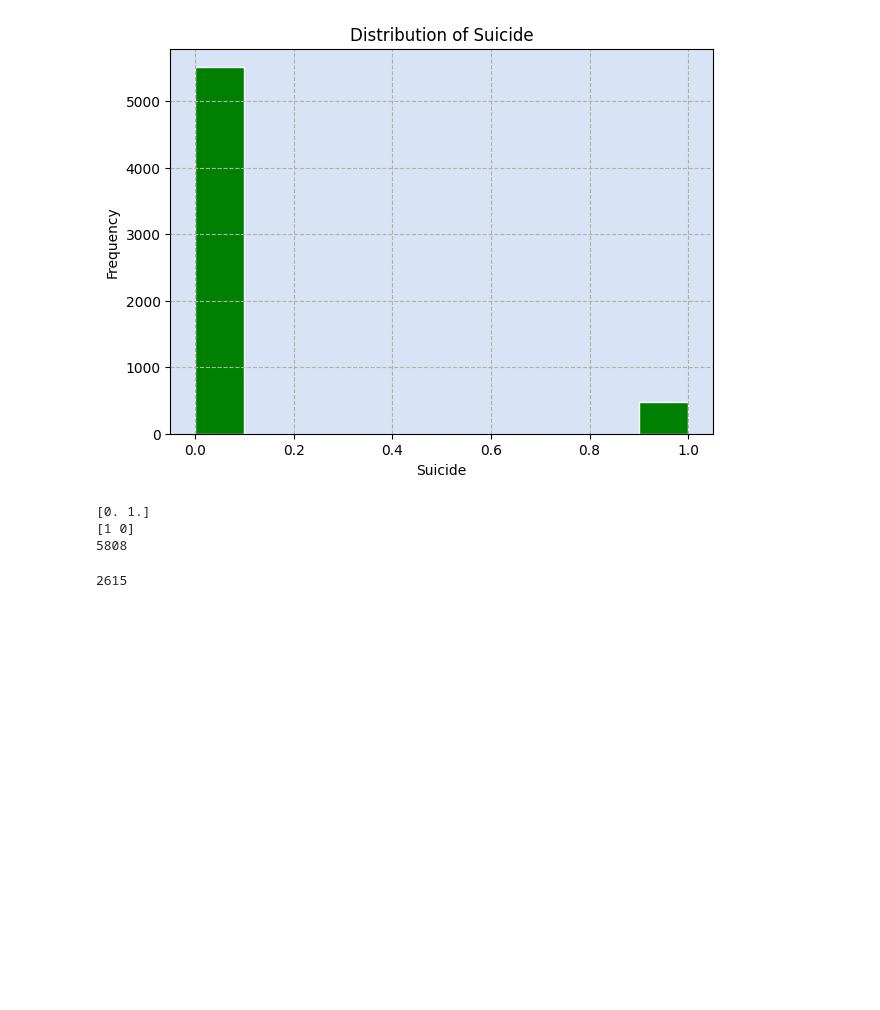
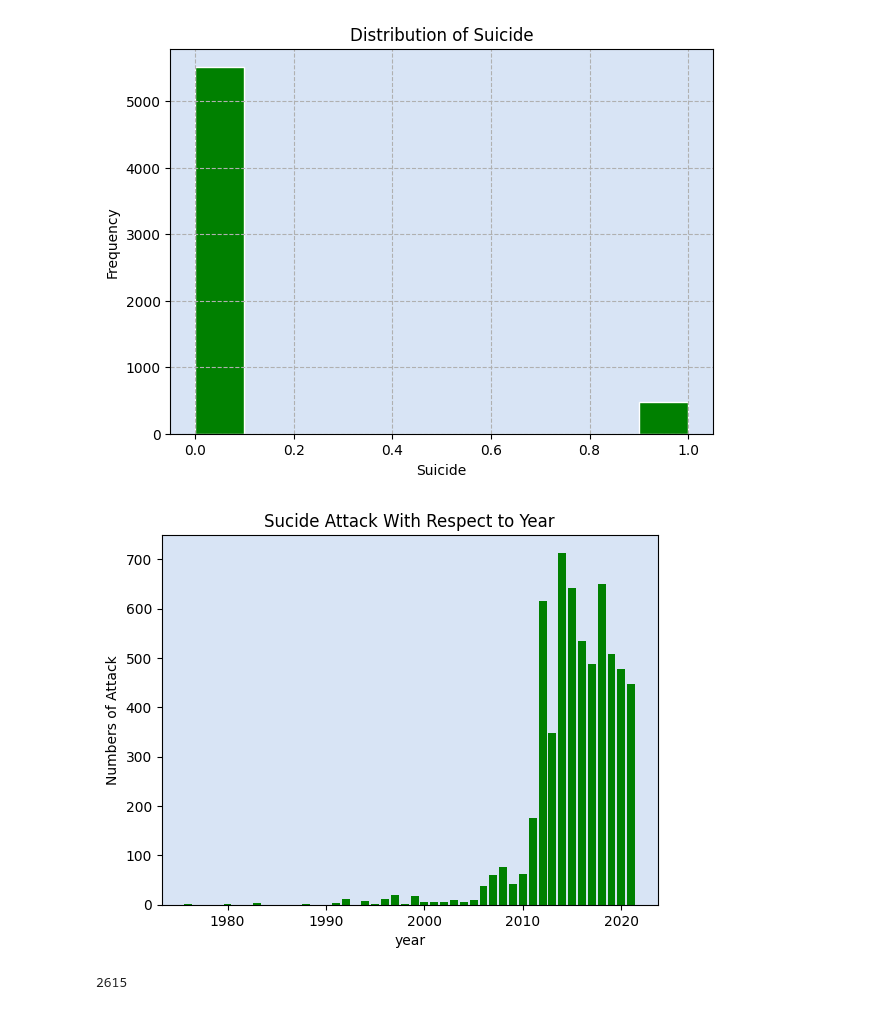
Before and after one commit to danishmeh/Project, a Jupyter notebook: omdena/3rd/terr.ipynb, the cells around one changed output. Cells and saved outputs as stored; diff of their text form; code cells hidden in the pictures; blank space fills up the shorter version.

```diff
--- a/omdena/3rd/terr.ipynb
+++ b/omdena/3rd/terr.ipynb
@@ -123,12 +126,16 @@ plt.yticks(fontsize=10)
 plt.gca().set_facecolor('#D8E4F5')
 # %% [output]
 [figure]
-# %%
-print(df['multiple'].unique())
-print(df['success'].unique())
-print(df['summary'].nunique())
-# %% [output]
-[0. 1.]
-[1 0]
-5808
+# %%
+# Count the number of suicide attacks in each year
+year_counts = df['year'].value_counts()
+plt.xlabel("year")
+plt.ylabel("Numbers of Attack")
+plt.title("Sucide Attack With Respect to Year")
+# Create a bar plot
+plt.bar(x=year_counts.index, height=year_counts.values,color ='green',width=0.8)
+plt.gca().set_facecolor('#D8E4F5')
+plt.show()
+# %% [output]
+[figure, added]
 # %%
```
Also changed, not shown: parts of 13 cells of this notebook, 1 other file.
